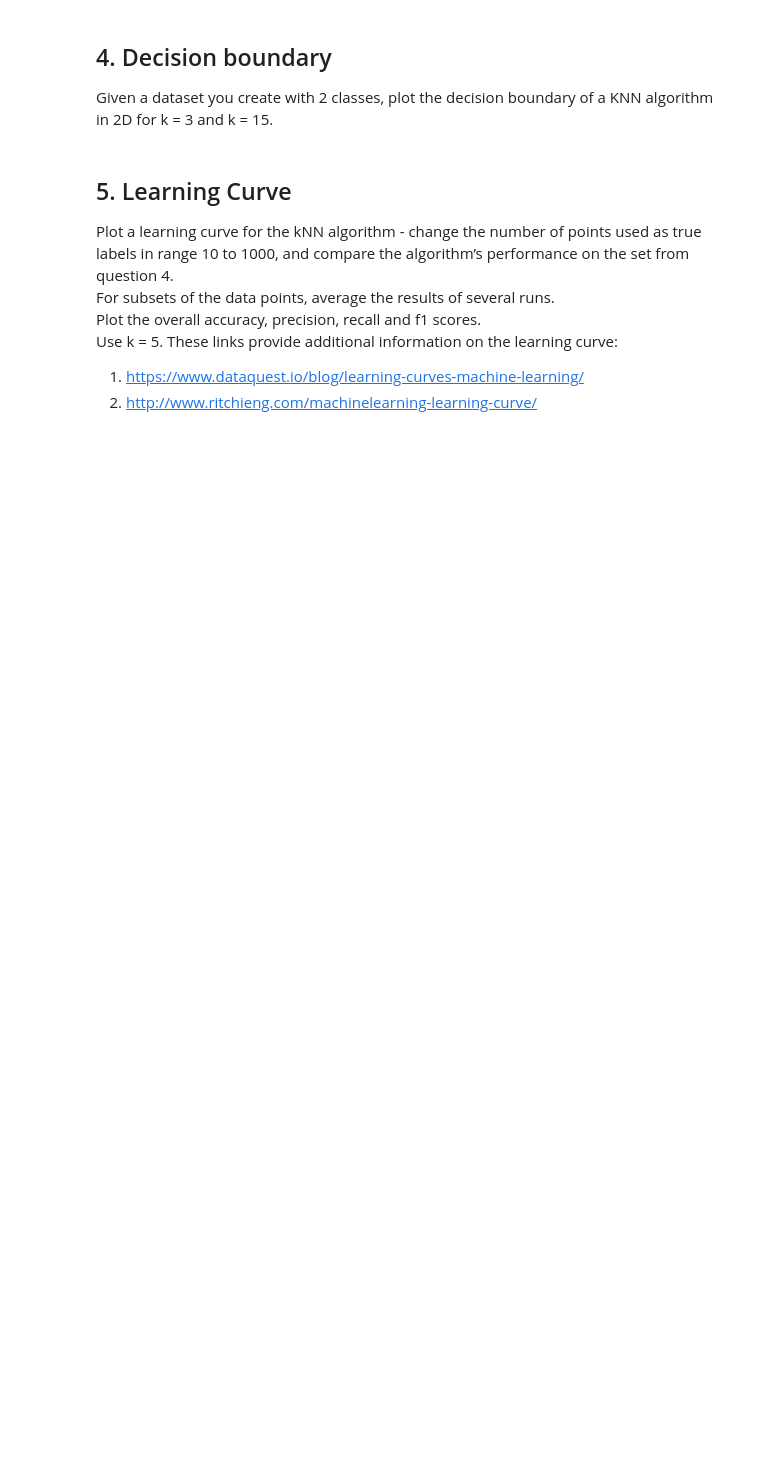
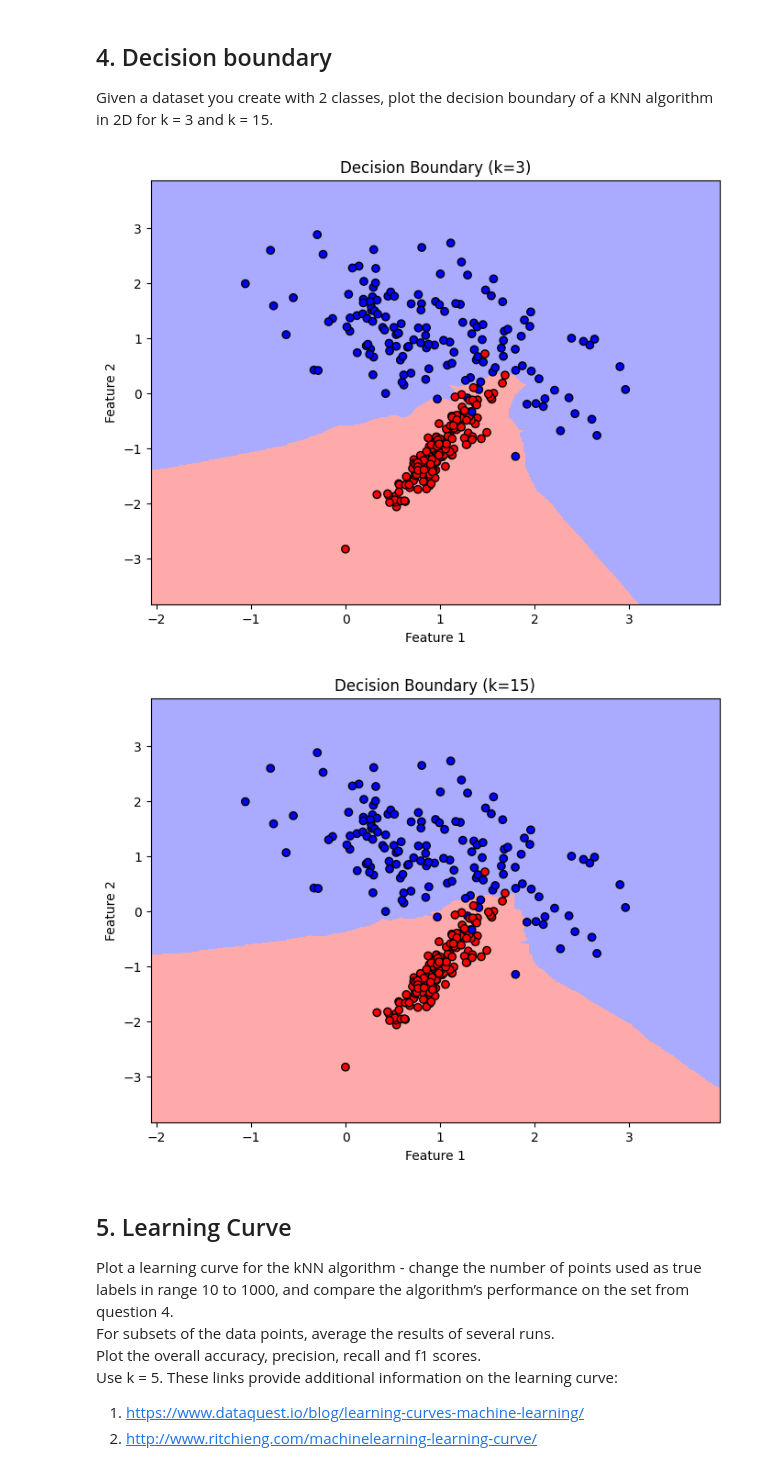
Before and after one commit to jonako123/intro-to-data-science-HW3, a Jupyter notebook: KNN_homework.ipynb, the cells around one changed output. Saved outputs shown, nothing was run; the diff lists cells and outputs as text; code cells hidden in the pictures; blank space fills up the shorter version.

```diff
--- a/KNN_homework.ipynb
+++ b/KNN_homework.ipynb
@@ -22,6 +181,73 @@ More information about object oriented programming in Python is in these links:
 # %% [markdown]
 ## 4. Decision boundary
 Given a dataset you create with 2 classes, plot the decision boundary of a KNN algorithm in 2D for k = 3 and k = 15.
+# %%
+import matplotlib.pyplot as plt
+from matplotlib.colors import ListedColormap
+
+# Create 2D dataset
+X, y = make_classification(
+    n_samples=300,
+    n_features=2,
+    n_redundant=0,
+    n_informative=2,
+    n_clusters_per_class=1,
+    random_state=42
+)
+
+X_train, X_test, y_train, y_test = train_test_split(
+    X, y, test_size=0.2, random_state=42
+)
+
+
+def plot_decision_boundary(model, X, y, title):
+    h = 0.02
+
+    x_min, x_max = X[:, 0].min() - 1, X[:, 0].max() + 1
+    y_min, y_max = X[:, 1].min() - 1, X[:, 1].max() + 1
+
+    xx, yy = np.meshgrid(
+        np.arange(x_min, x_max, h),
+        np.arange(y_min, y_max, h)
+    )
+
+    grid = np.c_[xx.ravel(), yy.ravel()]
+    Z = model.predict(grid)
+    Z = Z.reshape(xx.shape)
+
+    cmap_light = ListedColormap(['#FFAAAA', '#AAAAFF'])
+    cmap_bold = ListedColormap(['#FF0000', '#0000FF'])
+
+    plt.figure(figsize=(8, 6))
+    plt.contourf(xx, yy, Z, cmap=cmap_light)
+
+    plt.scatter(
+        X[:, 0],
+        X[:, 1],
+        c=y,
+        cmap=cmap_bold,
+        edgecolor='k'
+    )
+
+    plt.title(title)
+    plt.xlabel("Feature 1")
+    plt.ylabel("Feature 2")
+    plt.show()
+
+
+# k = 3
+knn3 = KNNClassifier(n_neighbors=3)
+knn3.fit(X_train, y_train)
+plot_decision_boundary(knn3, X, y, "Decision Boundary (k=3)")
+
+
+# k = 15
+knn15 = KNNClassifier(n_neighbors=15)
+knn15.fit(X_train, y_train)
+plot_decision_boundary(knn15, X, y, "Decision Boundary (k=15)")
+# %% [output]
+[figure, added]
+[figure, added]
 # %% [markdown]
 ## 5. Learning Curve
 Plot a learning curve for the kNN algorithm - change the number of points used as true labels in range 10 to 1000, and compare the algorithm’s performance on the set from question 4.
```
Also changed, not shown: parts of 8 cells of this notebook, 3 other files.
